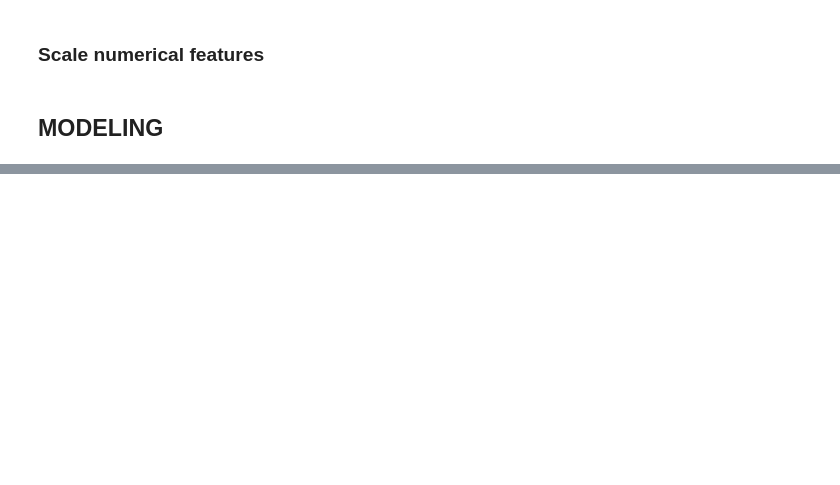
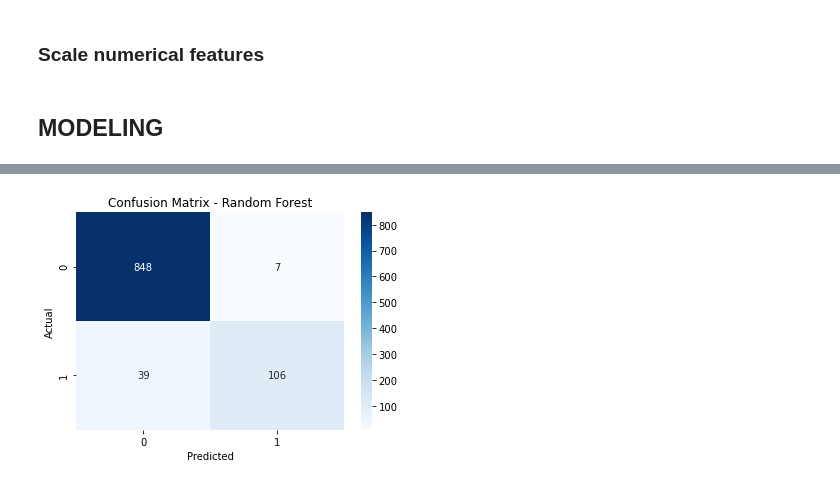
Before and after one commit to malvadaox/phase-3.0-project, a Jupyter notebook: student.ipynb, the cells around one changed output, grey strips where cells are left out. Cells and saved outputs as stored; diff of their text form; code cells hidden in the pictures; blank space fills up the shorter version.

Commit message:
modeling and readme

```diff
--- a/student.ipynb
+++ b/student.ipynb
@@ -269,5 +278,9 @@ numeric_columns = X.select_dtypes(include=['float64', 'int64']).columns
 # Apply StandardScaler to numeric columns only
 scaler = StandardScaler()
 X[numeric_columns] = scaler.fit_transform(X[numeric_columns])
+# %%
+scaler = StandardScaler()
+X_train_scaled = scaler.fit_transform(X_train)
+X_test_scaled = scaler.transform(X_test)
 # %% [markdown]
 ## MODELING
@@ -273,0 +291,4 @@ X[numeric_columns] = scaler.fit_transform(X[numeric_columns])
+# %%
+lr_model = LogisticRegression(max_iter=500, random_state=42)
+lr_model.fit(X_train_scaled, y_train)
+lr_model
@@ -273,0 +373,4 @@ X[numeric_columns] = scaler.fit_transform(X[numeric_columns])
+# %%
+#creating a random forest model
+rf_model = RandomForestClassifier(random_state=42)
+rf_model.fit(X_train, y_train)
@@ -273,0 +381,6 @@ X[numeric_columns] = scaler.fit_transform(X[numeric_columns])
+# %%
+#Hyperparameter tuning the random forest
+param_grid = {'n_estimators': [50, 100, 200], 'max_depth': [10, 20, None]}
+grid_search = GridSearchCV(estimator=rf_model, param_grid=param_grid, cv=5)
+grid_search.fit(X_train, y_train)
+best_rf_model = grid_search.best_estimator_
@@ -273,0 +413,10 @@ X[numeric_columns] = scaler.fit_transform(X[numeric_columns])
+# %%
+# Confusion Matrix for Random Forest
+conf_matrix_rf = confusion_matrix(y_test, best_rf_model.predict(X_test))
+sns.heatmap(conf_matrix_rf, annot=True, fmt="d", cmap="Blues")
+plt.title("Confusion Matrix - Random Forest")
+plt.ylabel("Actual")
+plt.xlabel("Predicted")
+plt.show()
+# %% [output]
+[figure, added]
```
Also changed, not shown: parts of 16 cells of this notebook, 1 other file.
